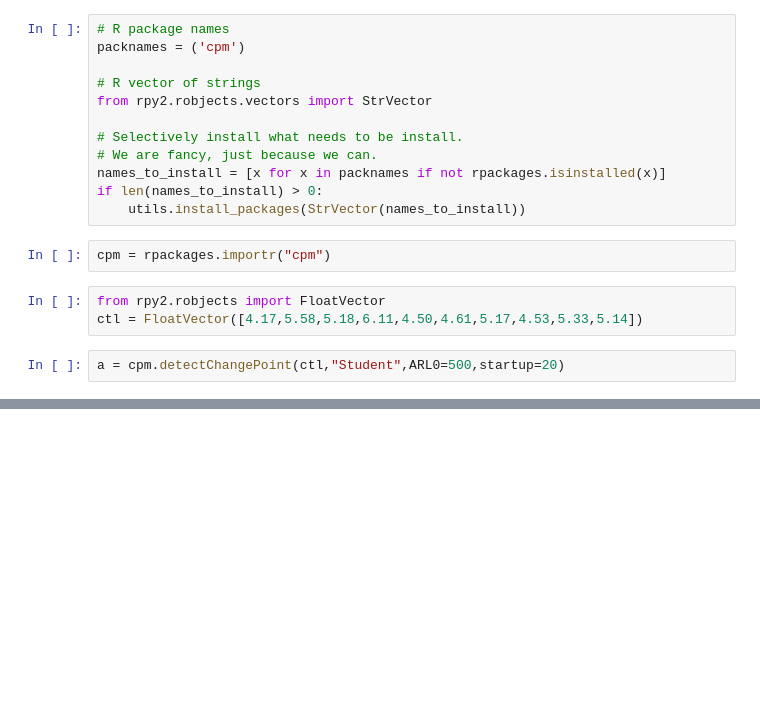
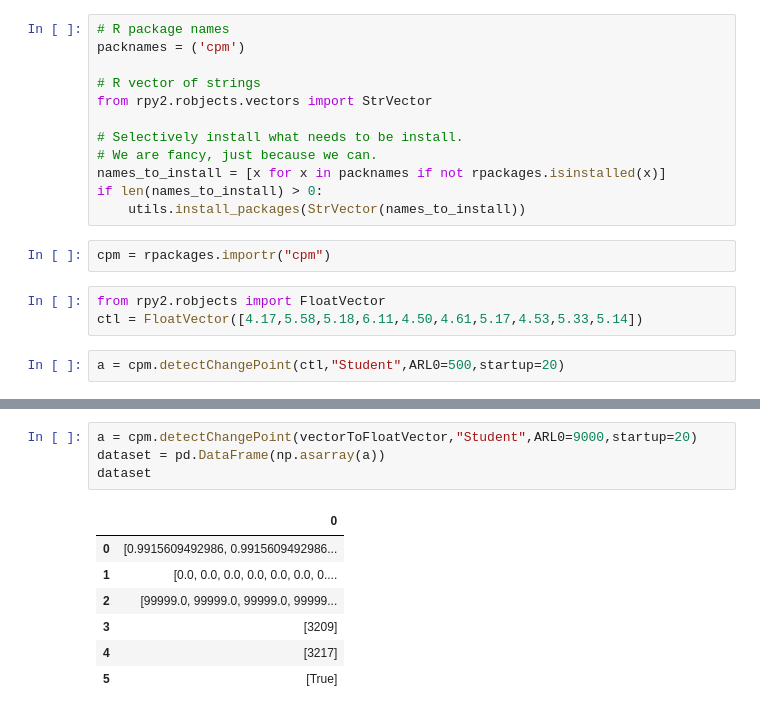
Before and after one commit to abdessamad14/Signature-Based-LightGBM-with-incremental-Learning, a Jupyter notebook: notebooks/examples/Drift-Simulation.ipynb, the cells around one changed output, grey strips where cells are left out. Saved outputs shown, nothing was run; the diff lists cells and outputs as text; blank space fills up the shorter version.

```diff
--- a/notebooks/examples/Drift-Simulation.ipynb
+++ b/notebooks/examples/Drift-Simulation.ipynb
@@ -237,0 +443,12 @@ x.flatten().shape
+# %%
+a = cpm.detectChangePoint(vectorToFloatVector,"Student",ARL0=9000,startup=20)
+dataset = pd.DataFrame(np.asarray(a))
+dataset
+# %% [output]
+|  | 0 |
+| 0 | [0.9915609492986, 0.9915609492986... |
+| 1 | [0.0, 0.0, 0.0, 0.0, 0.0, 0.0, 0.... |
+| 2 | [99999.0, 99999.0, 99999.0, 99999... |
+| 3 | [3209] |
+| 4 | [3217] |
+| 5 | [True] |
```
Also changed, not shown: parts of 33 cells of this notebook.
